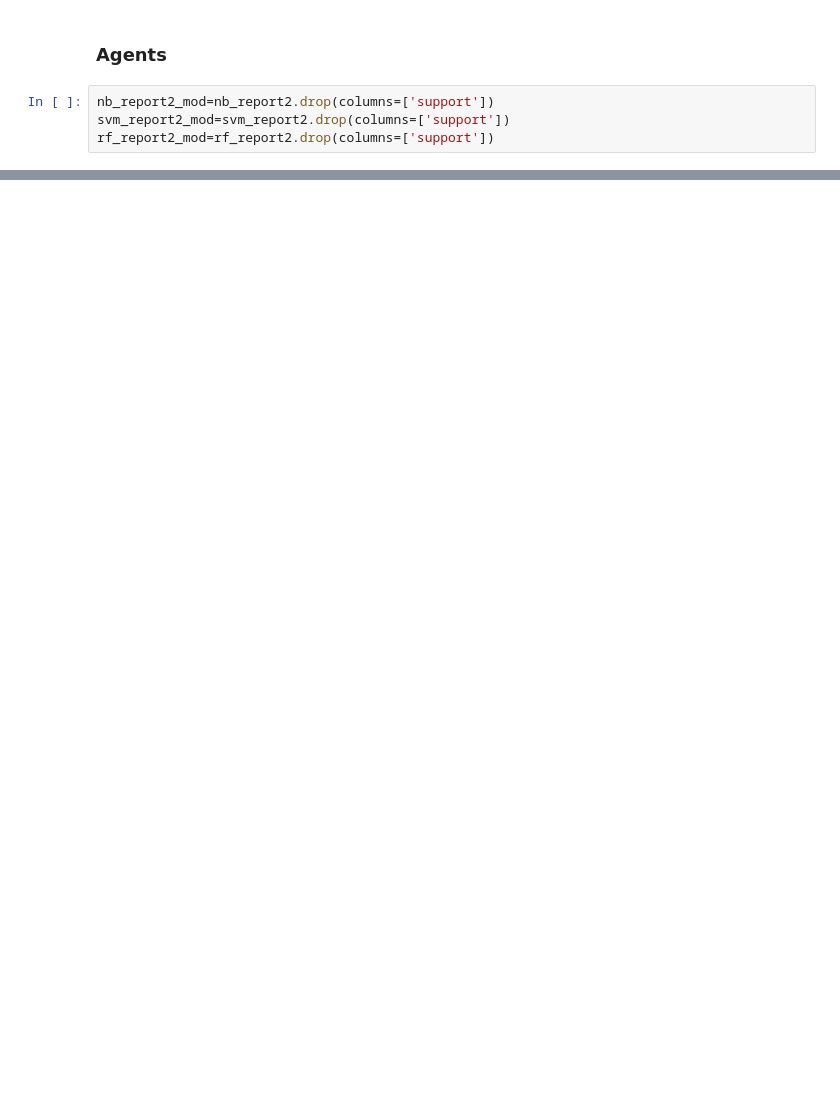
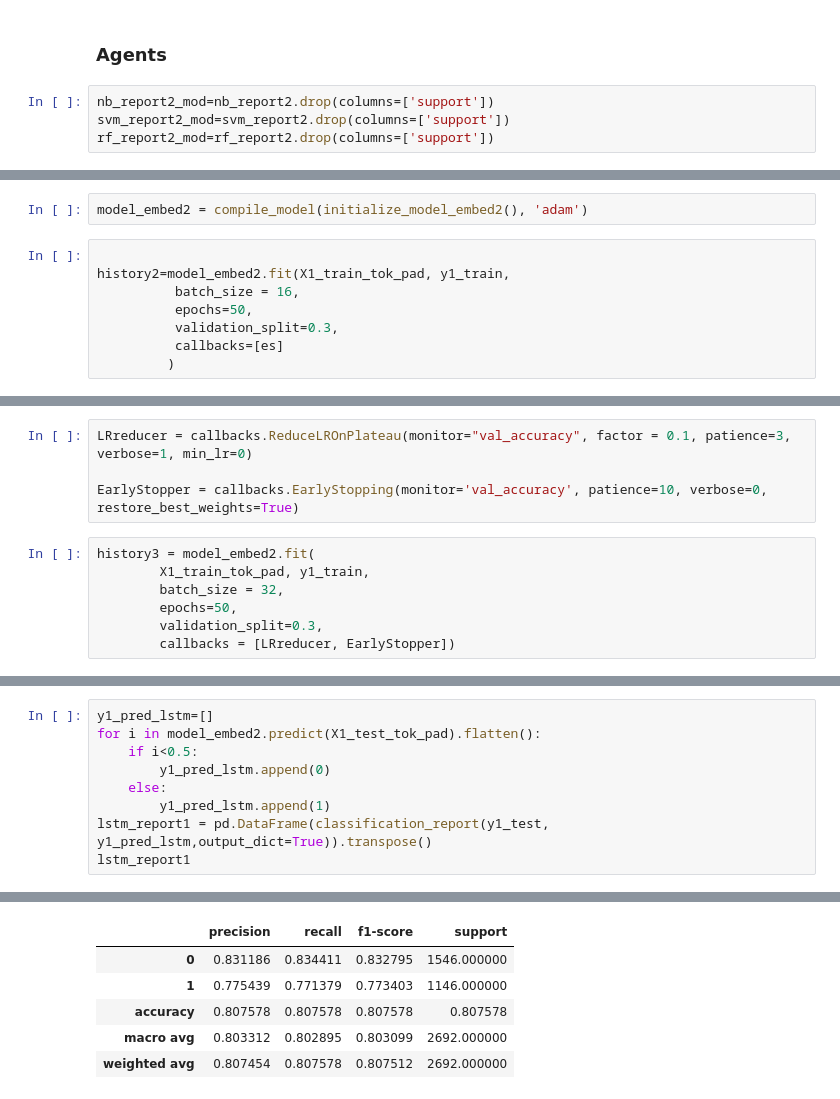
Before and after one commit to bess92/Deciphering_Central_Banks, a Jupyter notebook: notebooks/bessnotebook.ipynb, the cells around one changed output, grey strips where cells are left out. Cells and saved outputs as stored; diff of their text form; blank space fills up the shorter version.

```diff
--- a/notebooks/bessnotebook.ipynb
+++ b/notebooks/bessnotebook.ipynb
@@ -639,0 +862,10 @@ agent_report.round(2)
+# %%
+model_embed2 = compile_model(initialize_model_embed2(), 'adam')
+# %%
+
+history2=model_embed2.fit(X1_train_tok_pad, y1_train,
+          batch_size = 16,
+          epochs=50,
+          validation_split=0.3,
+          callbacks=[es]
+         )
@@ -639,0 +892,11 @@ agent_report.round(2)
+# %%
+LRreducer = callbacks.ReduceLROnPlateau(monitor="val_accuracy", factor = 0.1, patience=3, verbose=1, min_lr=0)
+
+EarlyStopper = callbacks.EarlyStopping(monitor='val_accuracy', patience=10, verbose=0, restore_best_weights=True)
+# %%
+history3 = model_embed2.fit(
+        X1_train_tok_pad, y1_train,
+        batch_size = 32,
+        epochs=50,
+        validation_split=0.3,
+        callbacks = [LRreducer, EarlyStopper])
@@ -639,0 +927,10 @@ agent_report.round(2)
+# %%
+y1_pred_lstm=[]
+for i in model_embed2.predict(X1_test_tok_pad).flatten():
+    if i<0.5:
+        y1_pred_lstm.append(0)
+    else:
+        y1_pred_lstm.append(1)
+lstm_report1 = pd.DataFrame(classification_report(y1_test, y1_pred_lstm,output_dict=True)).transpose()
+lstm_report1
+# %% [output]
@@ -639,0 +938,6 @@ agent_report.round(2)
+|  | precision | recall | f1-score | support |
+| 0 | 0.831186 | 0.834411 | 0.832795 | 1546.000000 |
+| 1 | 0.775439 | 0.771379 | 0.773403 | 1146.000000 |
+| accuracy | 0.807578 | 0.807578 | 0.807578 | 0.807578 |
+| macro avg | 0.803312 | 0.802895 | 0.803099 | 2692.000000 |
+| weighted avg | 0.807454 | 0.807578 | 0.807512 | 2692.000000 |
```
Also changed, not shown: parts of 73 cells of this notebook.
